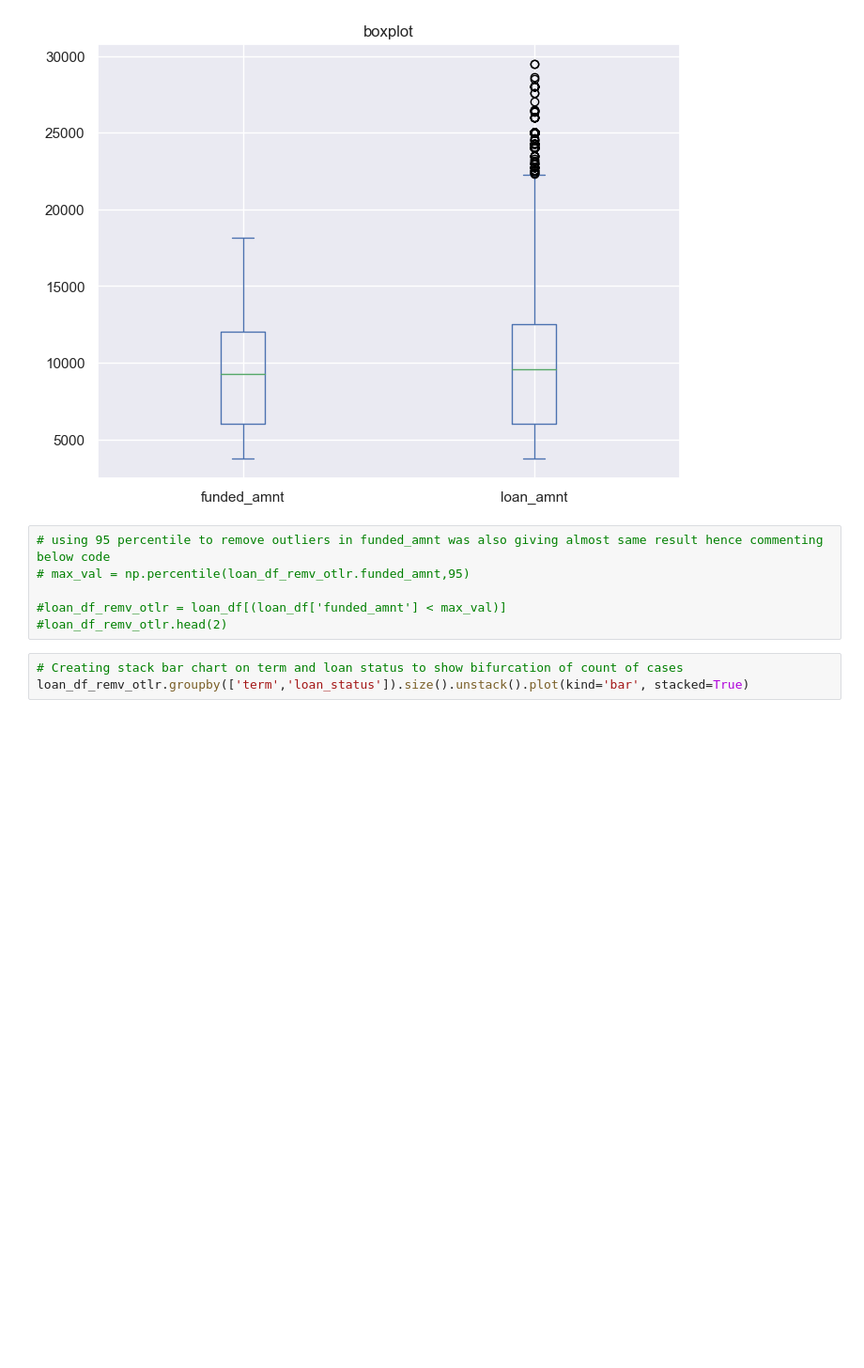
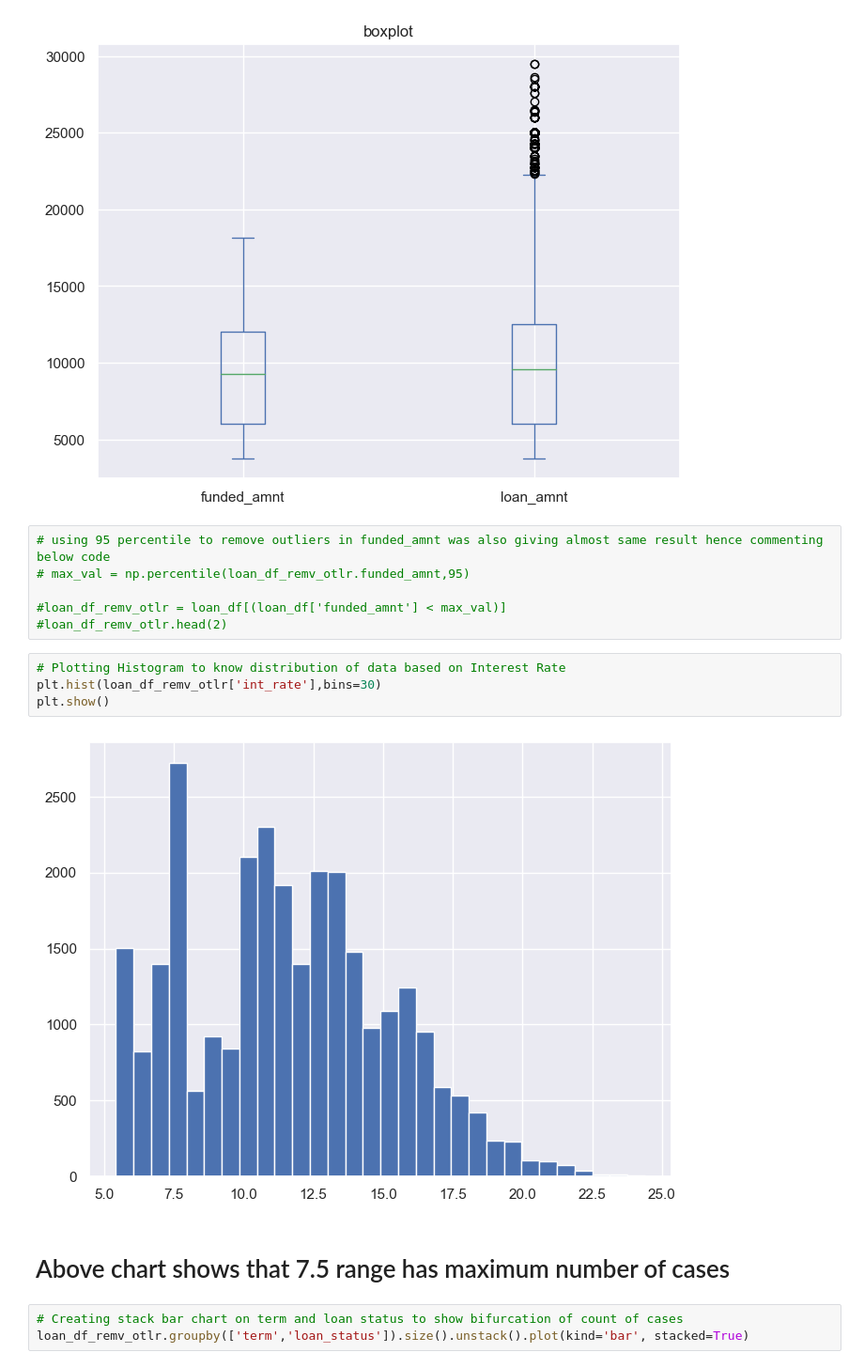
Before and after one commit to AjyNegi/Lending-Club-Case-Study, a Jupyter notebook: Group_Facilitator_Name.ipynb, the cells around one changed output. Shown: that part at 94% size. Drawn from its saved outputs; the diff is of its cells as text; blank space fills up the shorter version.

```diff
--- a/Group_Facilitator_Name.ipynb
+++ b/Group_Facilitator_Name.ipynb
@@ -229,6 +226,14 @@ plt.show()
 
 #loan_df_remv_otlr = loan_df[(loan_df['funded_amnt'] < max_val)]
 #loan_df_remv_otlr.head(2)
+# %%
+# Plotting Histogram to know distribution of data based on Interest Rate
+plt.hist(loan_df_remv_otlr['int_rate'],bins=30)
+plt.show()
+# %% [output]
+[figure, added]
+# %% [markdown]
+# Above chart shows that 7.5 range has maximum number of cases
 # %%
 # Creating stack bar chart on term and loan status to show bifurcation of count of cases
 loan_df_remv_otlr.groupby(['term','loan_status']).size().unstack().plot(kind='bar', stacked=True)
```
Also changed, not shown: parts of 11 cells of this notebook, 1 other file.
